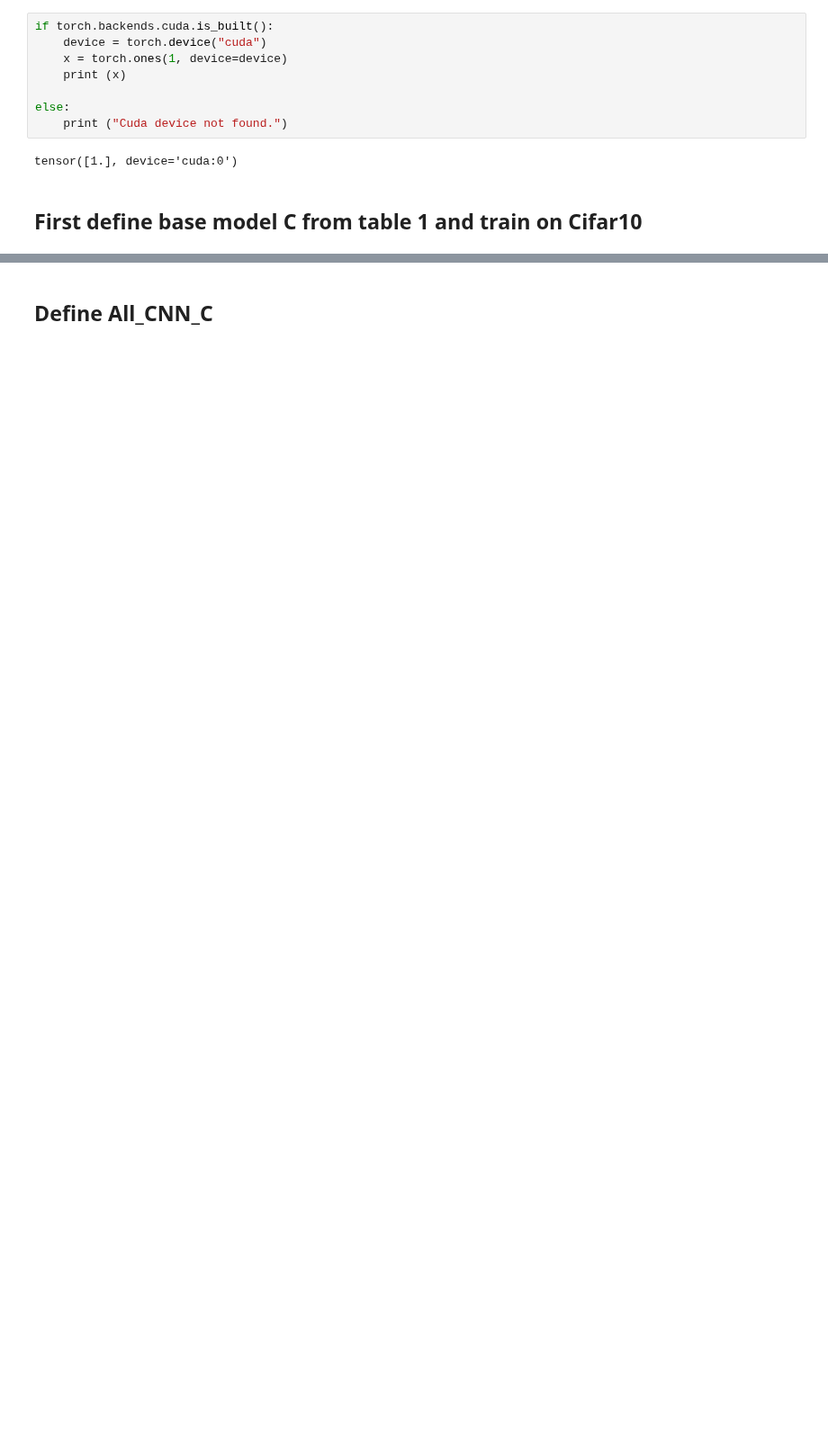
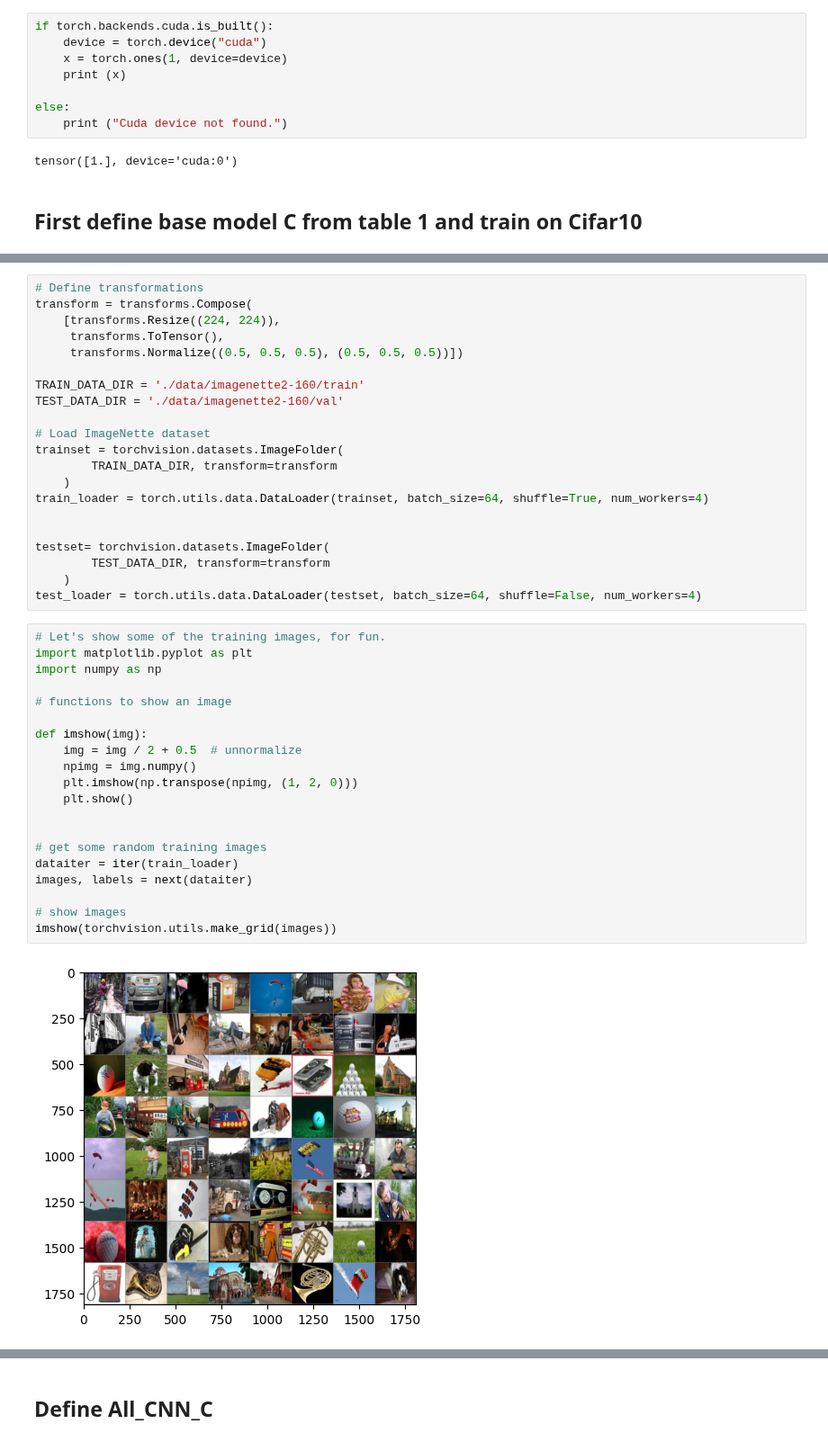
Before and after one commit to YM2132/YMPaperImplementations, a Jupyter notebook: paper_implementations/TheAllConvNet_StrivingForSimplicity.ipynb, the cells around one changed output, grey strips where cells are left out. Shown at 90% size. Drawn from its saved outputs; the diff is of its cells as text; blank space fills up the shorter version.

```diff
--- a/paper_implementations/TheAllConvNet_StrivingForSimplicity.ipynb
+++ b/paper_implementations/TheAllConvNet_StrivingForSimplicity.ipynb
@@ -189,0 +200,43 @@ Files already downloaded and verified
+# %%
+# Define transformations
+transform = transforms.Compose(
+    [transforms.Resize((224, 224)),
+     transforms.ToTensor(),
+     transforms.Normalize((0.5, 0.5, 0.5), (0.5, 0.5, 0.5))])
+
+TRAIN_DATA_DIR = './data/imagenette2-160/train'
+TEST_DATA_DIR = './data/imagenette2-160/val'
+
+# Load ImageNette dataset
+trainset = torchvision.datasets.ImageFolder(
+        TRAIN_DATA_DIR, transform=transform
+    )
+train_loader = torch.utils.data.DataLoader(trainset, batch_size=64, shuffle=True, num_workers=4)
+
+
+testset= torchvision.datasets.ImageFolder(
+        TEST_DATA_DIR, transform=transform
+    )
+test_loader = torch.utils.data.DataLoader(testset, batch_size=64, shuffle=False, num_workers=4)
+# %%
+# Let's show some of the training images, for fun.
+import matplotlib.pyplot as plt
+import numpy as np
+
+# functions to show an image
+
+def imshow(img):
+	img = img / 2 + 0.5  # unnormalize
+	npimg = img.numpy()
+	plt.imshow(np.transpose(npimg, (1, 2, 0)))
+	plt.show()
+
+
+# get some random training images
+dataiter = iter(train_loader)
+images, labels = next(dataiter)
+
+# show images
+imshow(torchvision.utils.make_grid(images))
+# %% [output]
+[figure, added]
```
Also changed, not shown: parts of 16 cells of this notebook.
